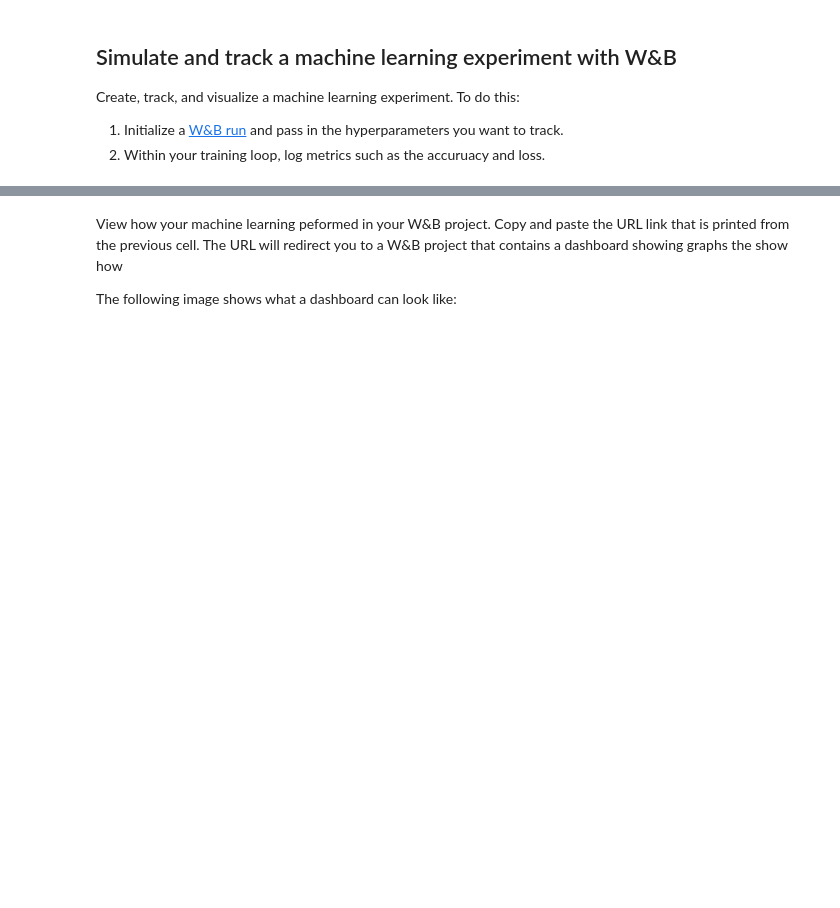
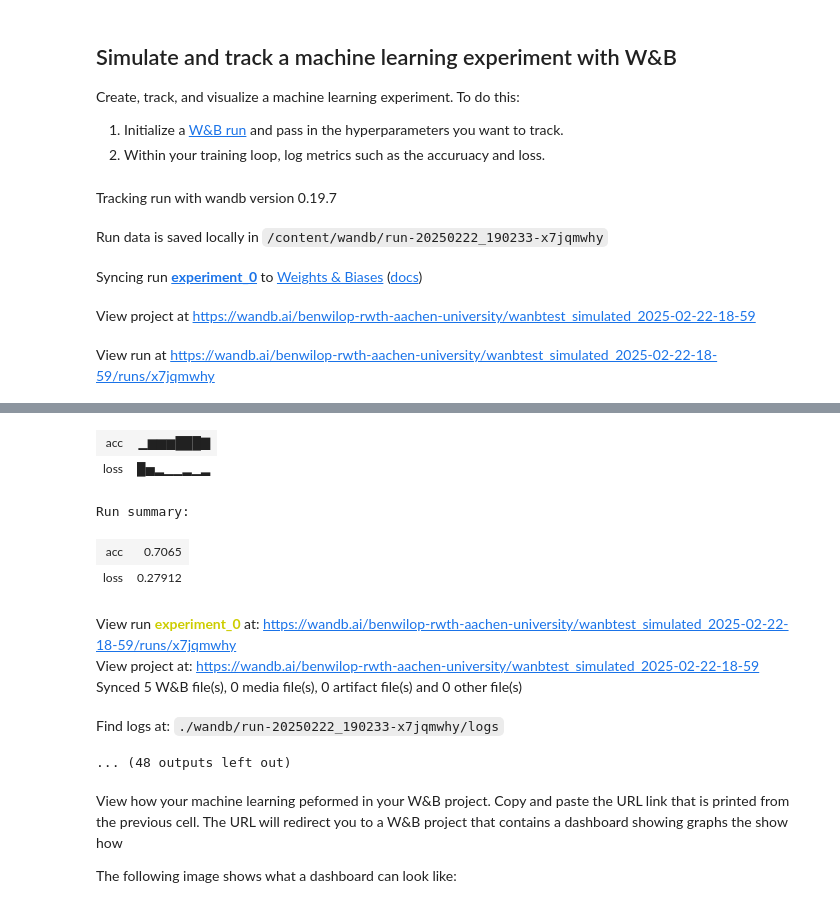
Before and after one commit to BenWilop/MechInt, a Jupyter notebook: colabs/intro/Intro_to_Weights_&_Biases.ipynb, the cells around one changed output, grey strips where cells are left out. Drawn from its saved outputs; the diff is of its cells as text; code cells hidden in the pictures; blank space fills up the shorter version.

```diff
--- a/colabs/intro/Intro_to_Weights_&_Biases.ipynb
+++ b/colabs/intro/Intro_to_Weights_&_Biases.ipynb
@@ -52,7 +52,6 @@ for run in range(total_runs):
   wandb.init(
       # Set the project where this run will be logged
       project=f"wanbtest_simulated_{timestamp}",
-      name=f"run_{run}",
       # We pass a run name (otherwise it’ll be randomly assigned, like sunshine-lollypop-10)
       name=f"experiment_{run}",
       # Track hyperparameters and run metadata
@@ -76,3 +75,8 @@ for run in range(total_runs):
   # Mark the run as finished
   wandb.finish()
 # %% [output]
+Tracking run with wandb version 0.19.7
+Run data is saved locally in /content/wandb/run-20250222_190233-x7jqmwhy
+Syncing run experiment_0 to Weights & Biases (docs)
+View project at https://wandb.ai/benwilop-rwth-aachen-university/wanbtest_simulated_2025-02-22-18-59
+View run at https://wandb.ai/benwilop-rwth-aachen-university/wanbtest_simulated_2025-02-22-18-59/runs/x7jqmwhy
@@ -80,3 +85,13 @@ SyntaxError: invalid syntax. Perhaps you forgot a comma? (<ipython-input-36-bc30
+| acc | ▁▆▆▆███▇ |
+| loss | █▅▂▁▁▂▁▂ |
+Run summary:
+| acc | 0.7065 |
+| loss | 0.27912 |
+View run experiment_0 at: https://wandb.ai/benwilop-rwth-aachen-university/wanbtest_simulated_2025-02-22-18-59/runs/x7jqmwhy
+View project at: https://wandb.ai/benwilop-rwth-aachen-university/wanbtest_simulated_2025-02-22-18-59
+Synced 5 W&B file(s), 0 media file(s), 0 artifact file(s) and 0 other file(s)
+Find logs at: ./wandb/run-20250222_190233-x7jqmwhy/logs
+... (48 outputs left out)
 # %%
 # raise Exception()
 # %% [markdown]
```
Also changed, not shown: parts of 6 cells of this notebook.
